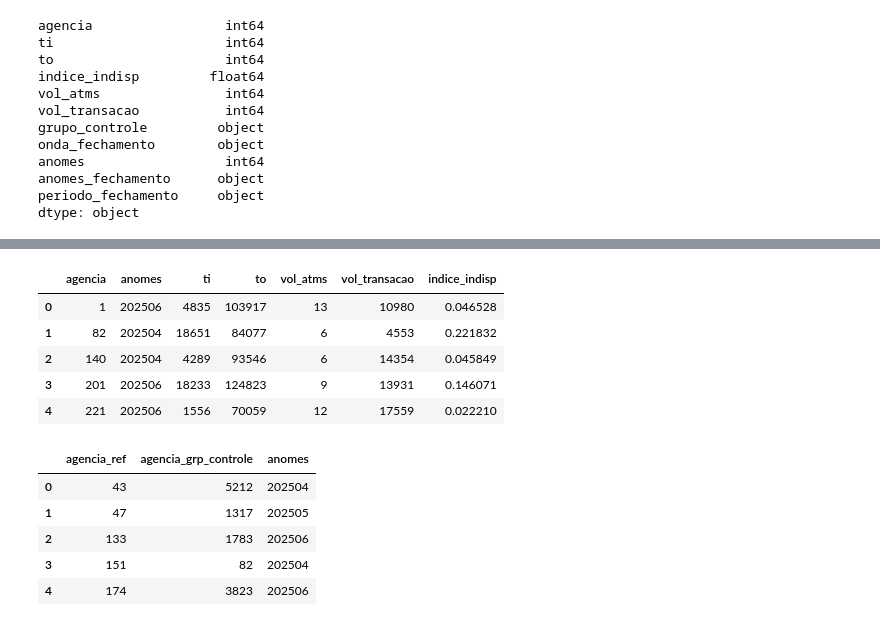
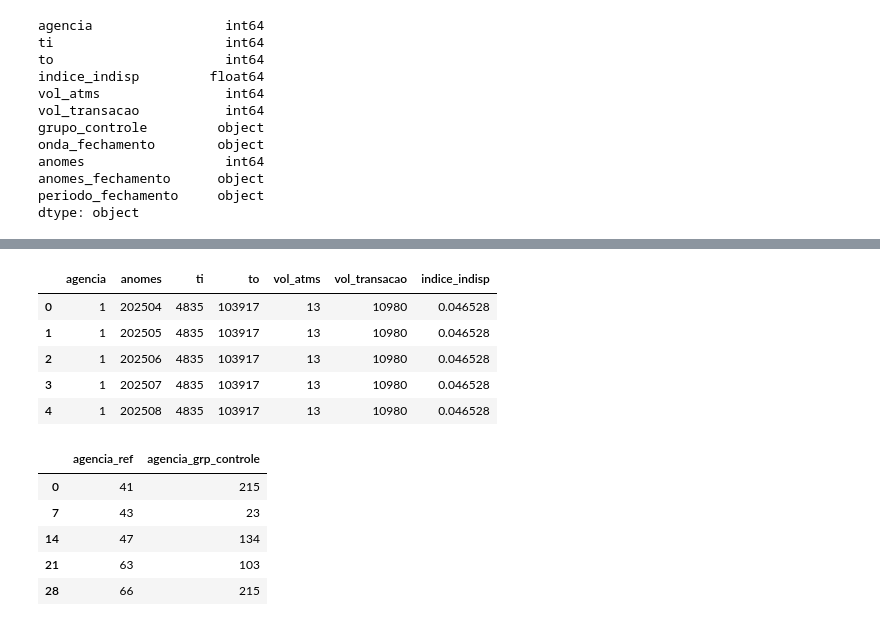
Before and after one commit to SAMUKISZHSD/dist-euclidiana, a Jupyter notebook: dist_euclidian_test.ipynb, the cells around one changed output, grey strips where cells are left out. Saved outputs shown, nothing was run; the diff lists cells and outputs as text; code cells hidden in the pictures.

```diff
--- a/dist_euclidian_test.ipynb
+++ b/dist_euclidian_test.ipynb
@@ -2,7 +2,7 @@
 import pandas as pd
 import numpy as np
 # %%
-df = pd.read_csv('base_agencias_ficticia.csv', delimiter=';')
+df = pd.read_csv('base_agencias_ficticia.csv', delimiter=',')
 df.head()
 # %% [output]
 |  | agencia | ti | to | indice_indisp | vol_atms | vol_transacao | grupo_controle | onda_fechamento | ... |
@@ -165,11 +152,11 @@ nao_grupo_contorle_agg['indice_indisp'] = nao_grupo_contorle_agg['ti'] / grupo_c
 grupo_contorle_agg.head()
 # %% [output]
 |  | agencia | anomes | ti | to | vol_atms | vol_transacao | indice_indisp |
-| 0 | 1 | 202506 | 4835 | 103917 | 13 | 10980 | 0.046528 |
-| 1 | 82 | 202504 | 18651 | 84077 | 6 | 4553 | 0.221832 |
-| 2 | 140 | 202504 | 4289 | 93546 | 6 | 14354 | 0.045849 |
-| 3 | 201 | 202506 | 18233 | 124823 | 9 | 13931 | 0.146071 |
-| 4 | 221 | 202506 | 1556 | 70059 | 12 | 17559 | 0.022210 |
+| 0 | 1 | 202504 | 4835 | 103917 | 13 | 10980 | 0.046528 |
+| 1 | 1 | 202505 | 4835 | 103917 | 13 | 10980 | 0.046528 |
+| 2 | 1 | 202506 | 4835 | 103917 | 13 | 10980 | 0.046528 |
+| 3 | 1 | 202507 | 4835 | 103917 | 13 | 10980 | 0.046528 |
+| 4 | 1 | 202508 | 4835 | 103917 | 13 | 10980 | 0.046528 |
 # %%
 grupo_contorle_agg['agencia'] = grupo_contorle_agg['agencia'].astype(int)
 grupo_contorle_agg['anomes'] = grupo_contorle_agg['anomes'].astype(int)
@@ -294,36 +281,38 @@ for agencia_ref in lista_ag_proximas_vol_atms['agencia_ref'].unique():
         distancia = np.linalg.norm(df_cand['vol_transacao_ref'] - df_cand['vol_transacao_grp_controle'])
         distancias_transacoes.append({'agencia_grp_controle': ag_cand, 'distancia_total_trans': distancia})
 
     top1 = sorted(distancias_transacoes, key=lambda x: x['distancia_total_trans'])[:1]
 
     for match in top1:
         ag_cand = match['agencia_grp_controle']
         df_cand = df_ref[df_ref['agencia_grp_controle'] == ag_cand]
 
         for _, row in df_cand.iterrows():
             resultados_vol_transacoes.append({
                 'agencia_ref': agencia_ref,
                 'anomes_ref': row['anomes_ref'],
                 'agencia_grp_controle': ag_cand,
                 'indice_indisp_ref': row['indice_indisp_ref'],
                 'indice_indisp_grp_controle': row['indice_indisp_grp_controle'],
                 'vol_atms_ref': row['vol_atms_ref'],
                 'vol_atms_grp_controle': row['vol_atms_grp_controle'],
                 'vol_transacao_ref': row['vol_transacao_ref'],
                 'vol_transacao_grp_controle': row['vol_transacao_grp_controle'],
                 'distancia_euclidiana_indisp': row['distancia_euclidiana_indisp'],
                 'distancia_euclidiana_vol_atms': row['distancia_euclidiana_vol_atms'],
                 'distancia_euclidiana_vol_trans': match['distancia_total_trans']
             })
 
+resultados_vol_transacoes_validacao = pd.DataFrame(resultados_vol_transacoes)
 lista_ag_proximas_vol_trans = pd.DataFrame(resultados_vol_transacoes)
 agencias_grupo_controle = lista_ag_proximas_vol_trans[['agencia_ref','agencia_grp_controle']]
+agencias_grupo_controle = agencias_grupo_controle.drop_duplicates(subset=['agencia_ref'])
 agencias_grupo_controle.to_csv('test/agencias_grupo_controle_final.csv', index=False)
 agencias_grupo_controle.head()
 # %% [output]
-|  | agencia_ref | agencia_grp_controle | anomes |
-| 0 | 43 | 5212 | 202504 |
-| 1 | 47 | 1317 | 202505 |
-| 2 | 133 | 1783 | 202506 |
-| 3 | 151 | 82 | 202504 |
-| 4 | 174 | 3823 | 202506 |
+|  | agencia_ref | agencia_grp_controle |
+| 0 | 41 | 215 |
+| 7 | 43 | 23 |
+| 14 | 47 | 134 |
+| 21 | 63 | 103 |
+| 28 | 66 | 215 |
```
Also changed, not shown: parts of 11 cells of this notebook, 6 other files.
